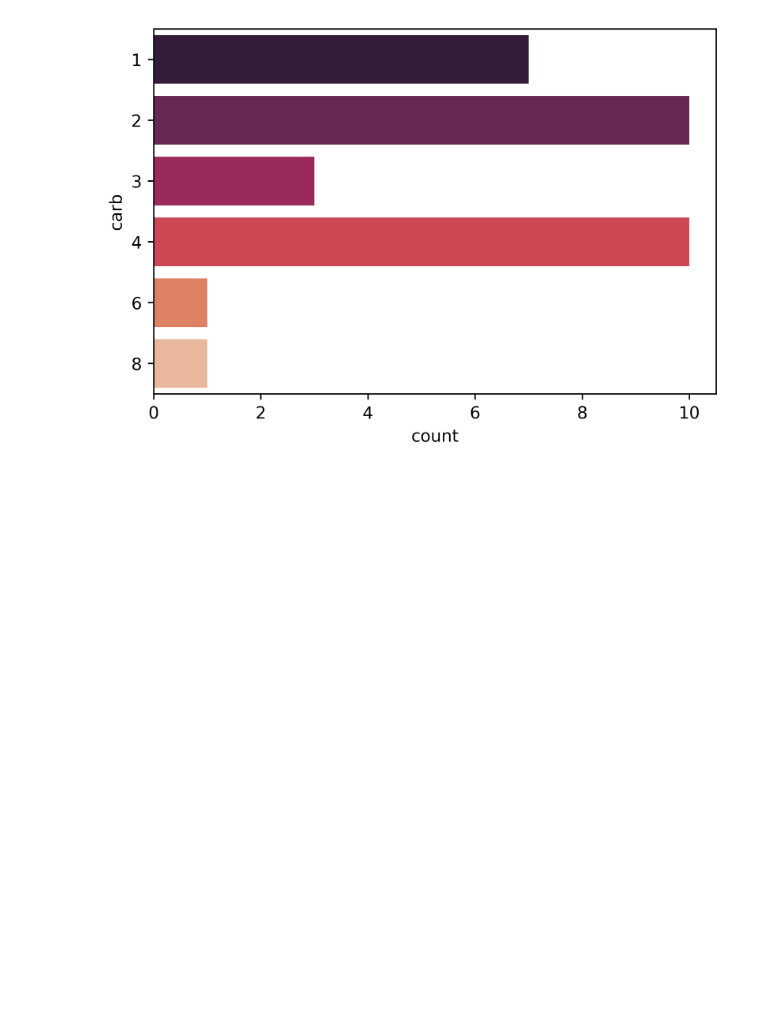
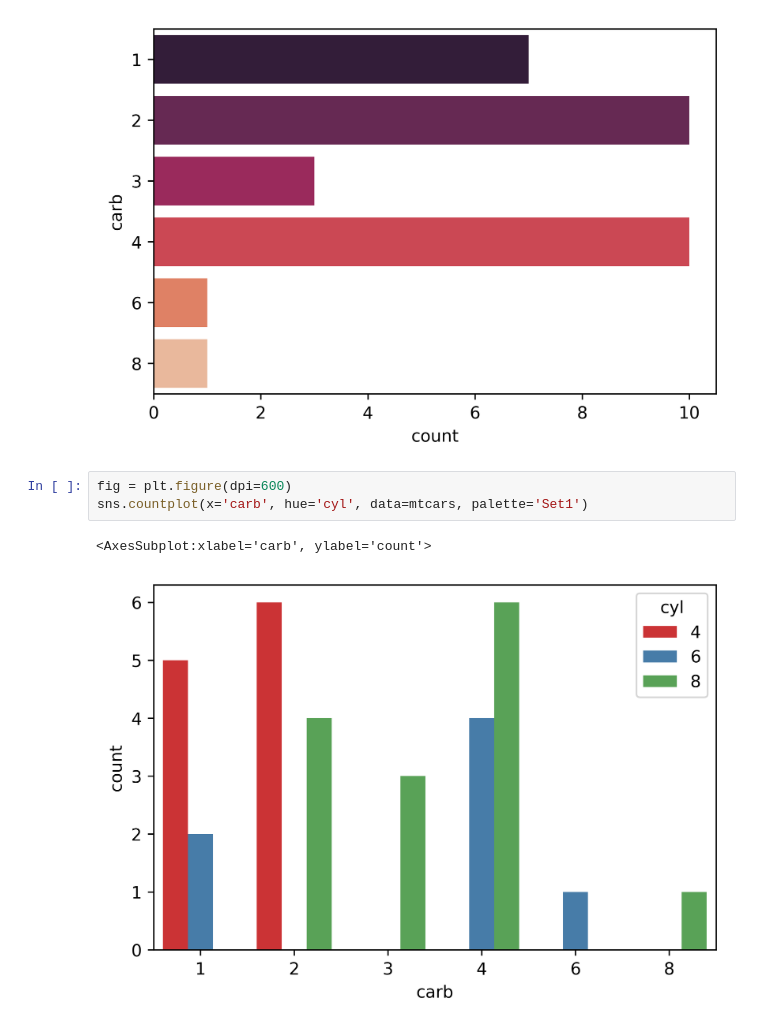
Before and after one commit to Code-with-jaycee/Python-data-visualization-Seaborn, a Jupyter notebook: main.ipynb, the cells around one changed output. Drawn from its saved outputs; the diff is of its cells as text; blank space fills up the shorter version.

```diff
--- a/main.ipynb
+++ b/main.ipynb
@@ -83,3 +83,9 @@ sns.countplot(y="carb", data=mtcars, palette="rocket")
 # %% [output]
 <AxesSubplot:xlabel='count', ylabel='carb'>
 [figure]
+# %%
+fig = plt.figure(dpi=600)
+sns.countplot(x='carb', hue='cyl', data=mtcars, palette='Set1')
+# %% [output]
+<AxesSubplot:xlabel='carb', ylabel='count'>
+[figure, added]
```
Also changed, not shown: parts of 4 cells of this notebook, 3 other files.
